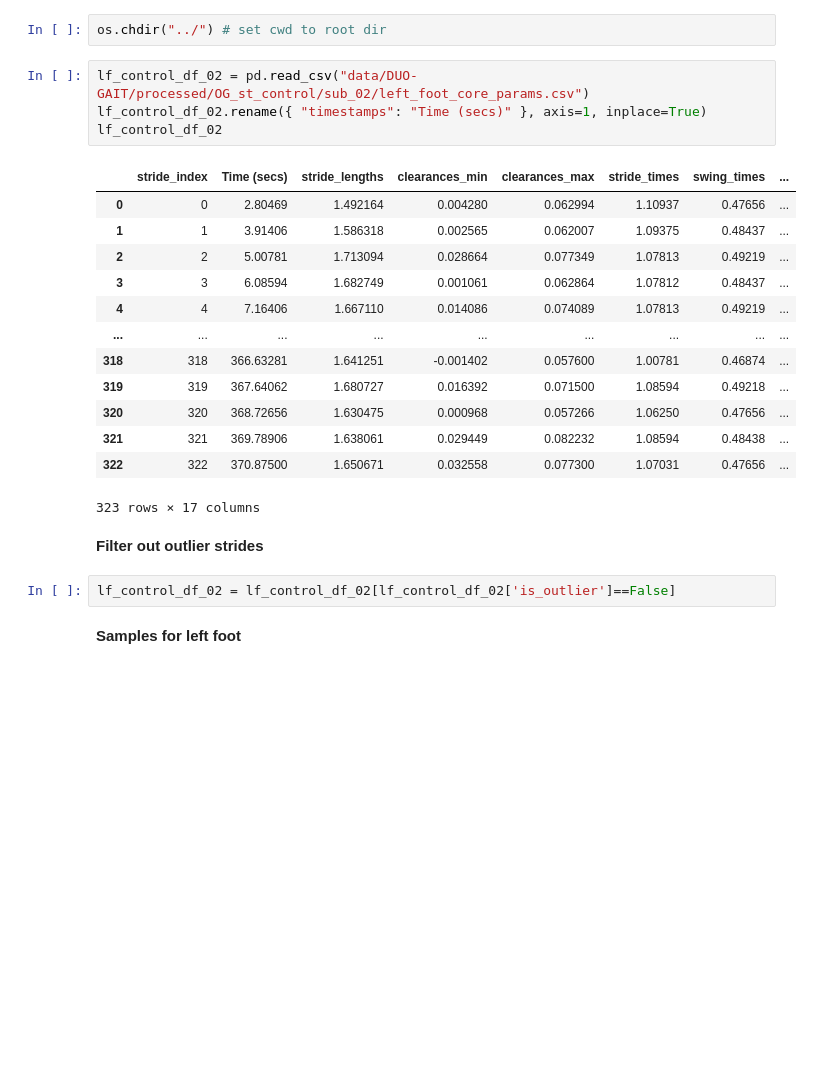
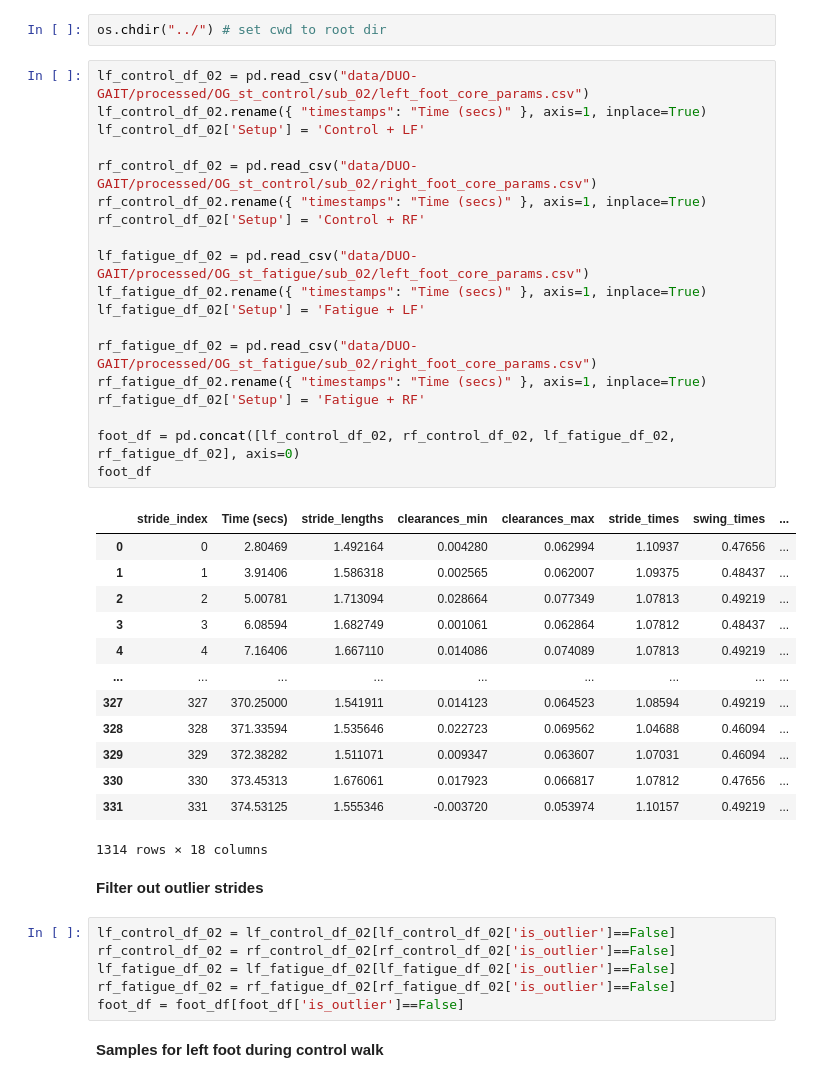
Before and after one commit to abhi-neelam/Fatigue-Detection, a Jupyter notebook: notebooks/gait_parameters_eda.ipynb, the cells around one changed output. Saved outputs shown, nothing was run; the diff lists cells and outputs as text; blank space fills up the shorter version.

Commit message:
data analysis on basic gait parameters to identify fatigue relationships

```diff
--- a/notebooks/gait_parameters_eda.ipynb
+++ b/notebooks/gait_parameters_eda.ipynb
@@ -15,27 +15,46 @@ os.chdir("../") # set cwd to root dir
 # %%
 lf_control_df_02 = pd.read_csv("data/DUO-GAIT/processed/OG_st_control/sub_02/left_foot_core_params.csv")
 lf_control_df_02.rename({ "timestamps": "Time (secs)" }, axis=1, inplace=True)
-lf_control_df_02
+lf_control_df_02['Setup'] = 'Control + LF'
+
+rf_control_df_02 = pd.read_csv("data/DUO-GAIT/processed/OG_st_control/sub_02/right_foot_core_params.csv")
+rf_control_df_02.rename({ "timestamps": "Time (secs)" }, axis=1, inplace=True)
+rf_control_df_02['Setup'] = 'Control + RF'
+
+lf_fatigue_df_02 = pd.read_csv("data/DUO-GAIT/processed/OG_st_fatigue/sub_02/left_foot_core_params.csv")
+lf_fatigue_df_02.rename({ "timestamps": "Time (secs)" }, axis=1, inplace=True)
+lf_fatigue_df_02['Setup'] = 'Fatigue + LF'
+
+rf_fatigue_df_02 = pd.read_csv("data/DUO-GAIT/processed/OG_st_fatigue/sub_02/right_foot_core_params.csv")
+rf_fatigue_df_02.rename({ "timestamps": "Time (secs)" }, axis=1, inplace=True)
+rf_fatigue_df_02['Setup'] = 'Fatigue + RF'
+
+foot_df = pd.concat([lf_control_df_02, rf_control_df_02, lf_fatigue_df_02, rf_fatigue_df_02], axis=0)
+foot_df
 # %% [output]
 |  | stride_index | Time (secs) | stride_lengths | clearances_min | clearances_max | stride_times | swing_times | ... |
 | 0 | 0 | 2.80469 | 1.492164 | 0.004280 | 0.062994 | 1.10937 | 0.47656 | ... |
 | 1 | 1 | 3.91406 | 1.586318 | 0.002565 | 0.062007 | 1.09375 | 0.48437 | ... |
 | 2 | 2 | 5.00781 | 1.713094 | 0.028664 | 0.077349 | 1.07813 | 0.49219 | ... |
 | 3 | 3 | 6.08594 | 1.682749 | 0.001061 | 0.062864 | 1.07812 | 0.48437 | ... |
 | 4 | 4 | 7.16406 | 1.667110 | 0.014086 | 0.074089 | 1.07813 | 0.49219 | ... |
 | ... | ... | ... | ... | ... | ... | ... | ... | ... |
-| 318 | 318 | 366.63281 | 1.641251 | -0.001402 | 0.057600 | 1.00781 | 0.46874 | ... |
-| 319 | 319 | 367.64062 | 1.680727 | 0.016392 | 0.071500 | 1.08594 | 0.49218 | ... |
-| 320 | 320 | 368.72656 | 1.630475 | 0.000968 | 0.057266 | 1.06250 | 0.47656 | ... |
-| 321 | 321 | 369.78906 | 1.638061 | 0.029449 | 0.082232 | 1.08594 | 0.48438 | ... |
-| 322 | 322 | 370.87500 | 1.650671 | 0.032558 | 0.077300 | 1.07031 | 0.47656 | ... |
+| 327 | 327 | 370.25000 | 1.541911 | 0.014123 | 0.064523 | 1.08594 | 0.49219 | ... |
+| 328 | 328 | 371.33594 | 1.535646 | 0.022723 | 0.069562 | 1.04688 | 0.46094 | ... |
+| 329 | 329 | 372.38282 | 1.511071 | 0.009347 | 0.063607 | 1.07031 | 0.46094 | ... |
+| 330 | 330 | 373.45313 | 1.676061 | 0.017923 | 0.066817 | 1.07812 | 0.47656 | ... |
+| 331 | 331 | 374.53125 | 1.555346 | -0.003720 | 0.053974 | 1.10157 | 0.49219 | ... |
-323 rows × 17 columns
+1314 rows × 18 columns
 # %% [markdown]
 **Filter out outlier strides**
 # %%
 lf_control_df_02 = lf_control_df_02[lf_control_df_02['is_outlier']==False]
+rf_control_df_02 = rf_control_df_02[rf_control_df_02['is_outlier']==False]
+lf_fatigue_df_02 = lf_fatigue_df_02[lf_fatigue_df_02['is_outlier']==False]
+rf_fatigue_df_02 = rf_fatigue_df_02[rf_fatigue_df_02['is_outlier']==False]
+foot_df = foot_df[foot_df['is_outlier']==False]
 # %% [markdown]
-**Samples for left foot**
+**Samples for left foot during control walk**
 # %%
 print(lf_control_df_02['Time (secs)'].max(), "secs of walking session")
 print(len(lf_control_df_02), "non outlier strides")
```
Also changed, not shown: parts of 11 cells of this notebook.
